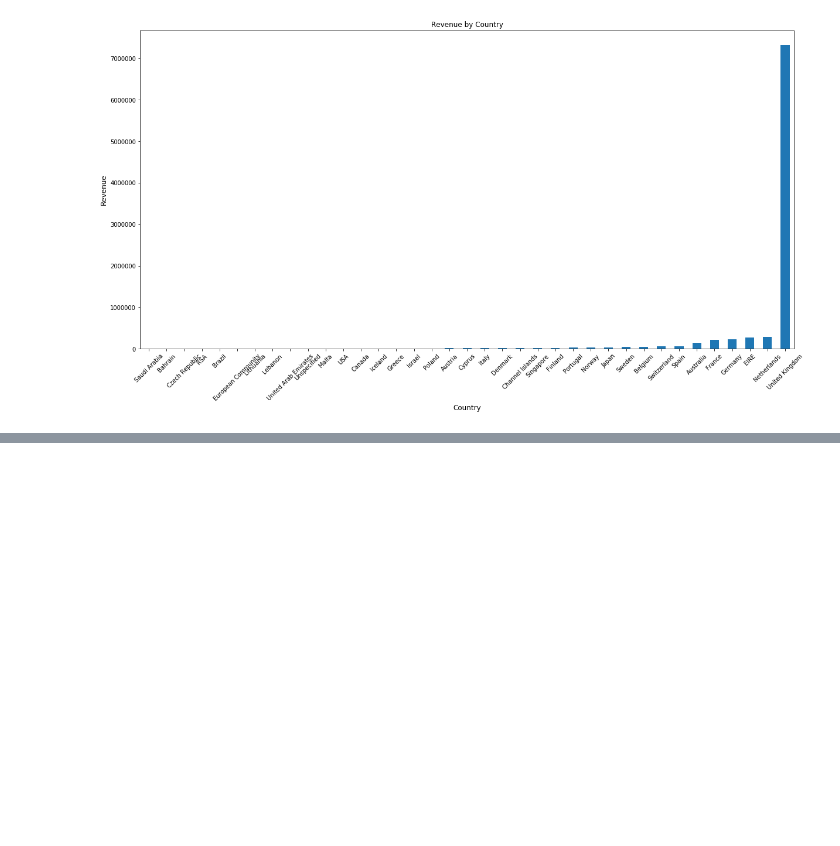
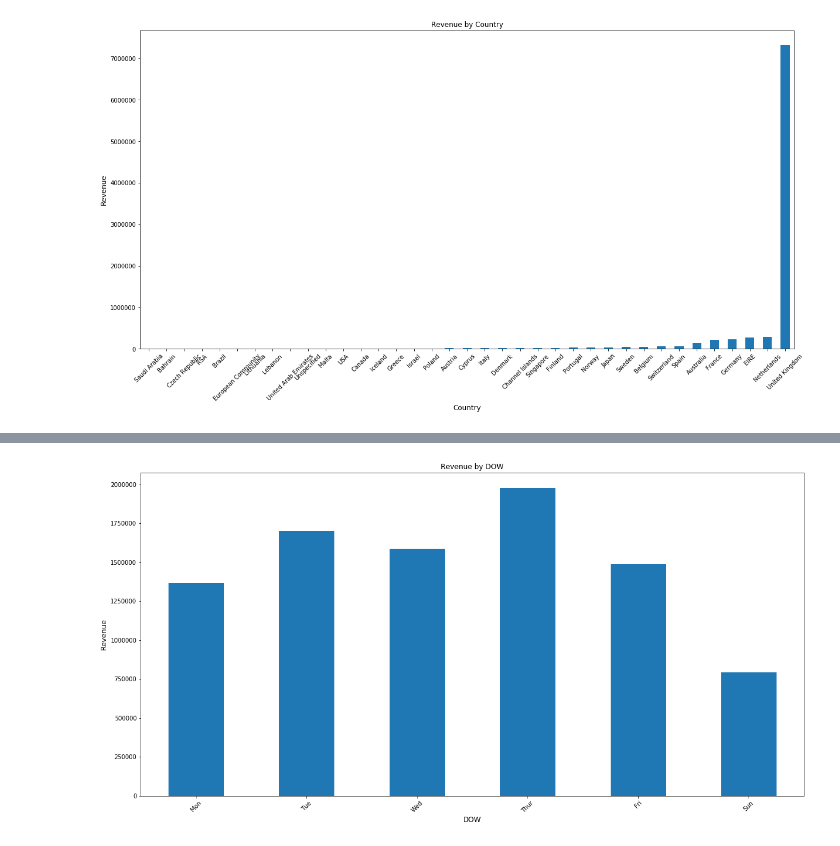
Before and after one commit to YoungJae-Hur/Data-science, a Jupyter notebook: project-shopping/2. checking the most sold items.ipynb, the cells around one changed output, grey strips where cells are left out. Saved outputs shown, nothing was run; the diff lists cells and outputs as text; code cells hidden in the pictures; blank space fills up the shorter version.

```diff
--- a/project-shopping/2. checking the most sold items.ipynb
+++ b/project-shopping/2. checking the most sold items.ipynb
@@ -176,0 +233,6 @@ plot_bar(total_revenue_by_country, 'Country', 'Revenue', 'Revenue by Country')
+# %%
+Day_of_Week = np.array(['Mon', 'Tue', 'Wed', 'Thur', 'Fri', 'Sat', 'Sun'])
+revenue_by_days.index = Day_of_Week[revenue_by_days.index]
+plot_bar(revenue_by_days, 'DOW', 'Revenue', 'Revenue by DOW')
+# %% [output]
+[figure, added]
```
Also changed, not shown: parts of 10 cells of this notebook.
